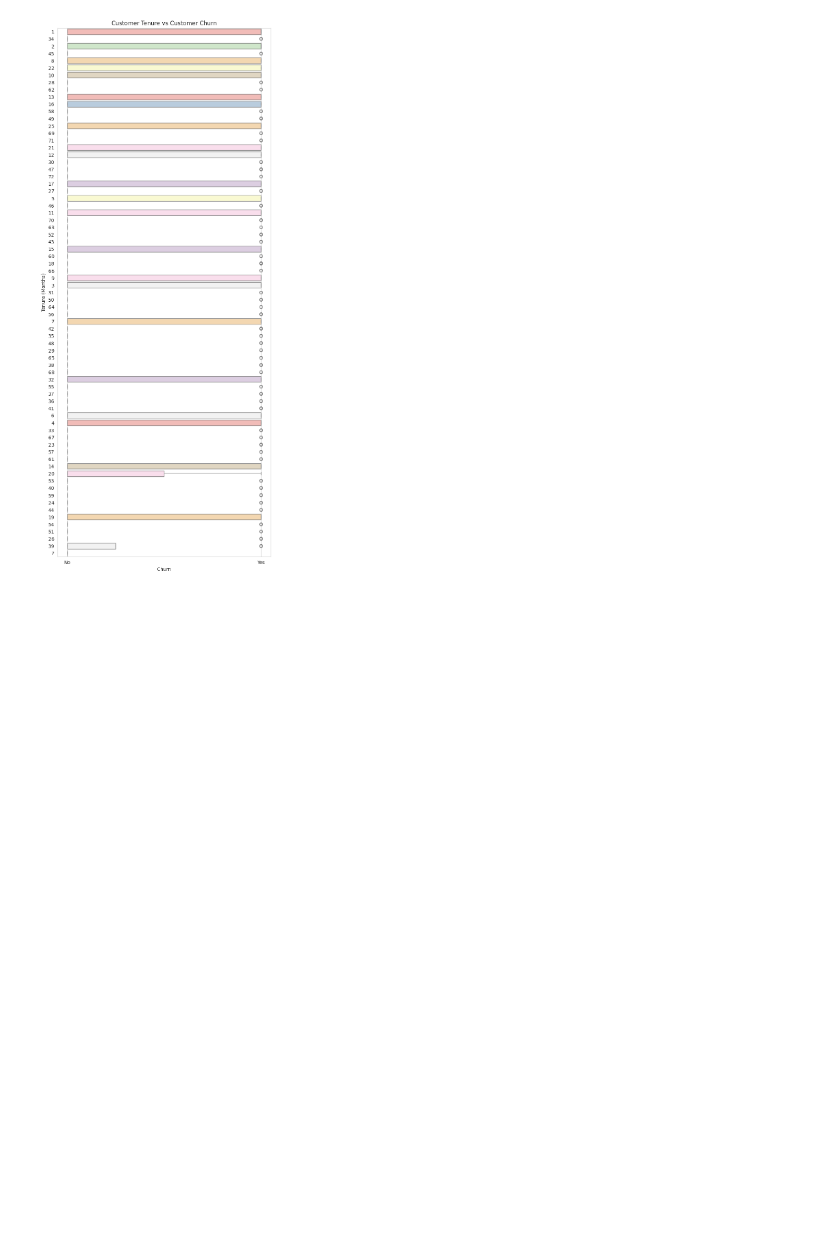
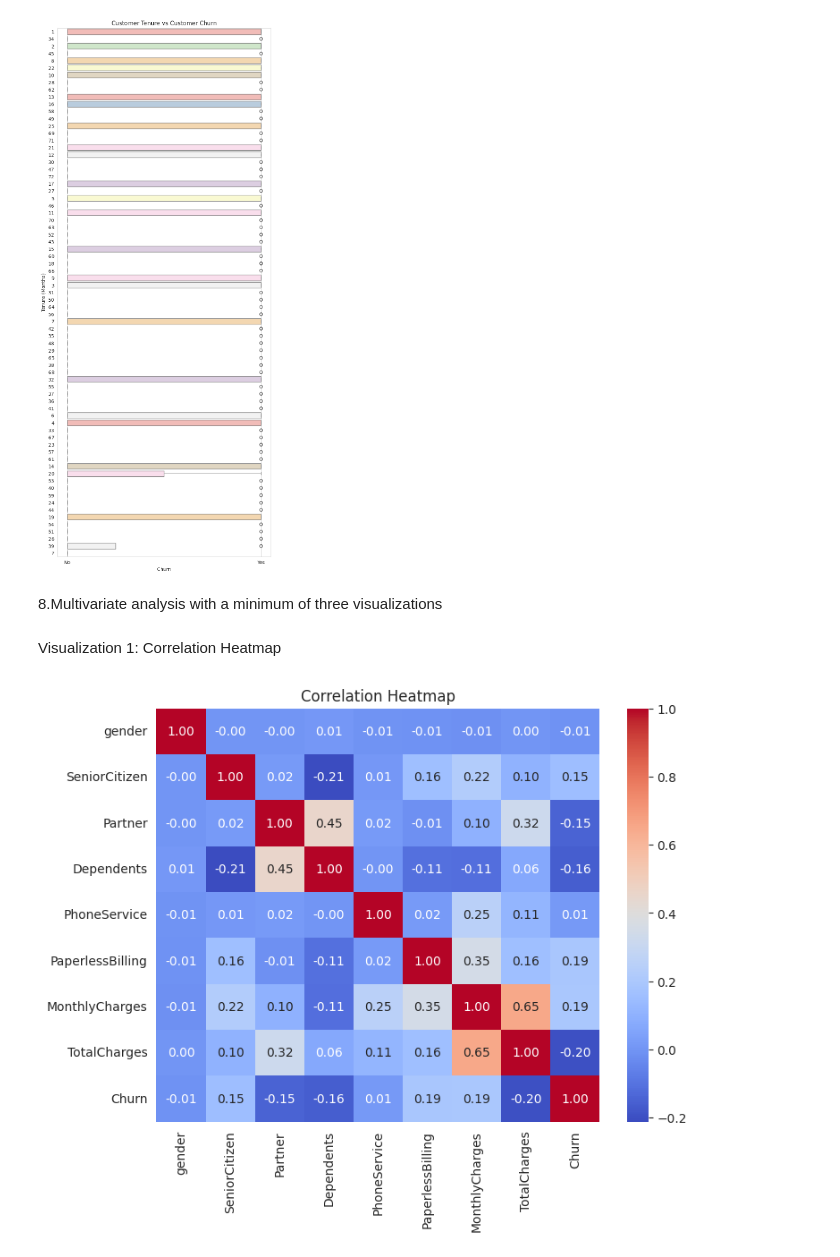
Before and after one commit to anujsh2004/Anuj-Sharma, a Jupyter notebook: EDA_23BDS0164.ipynb, the cells around one changed output. Saved outputs shown, nothing was run; the diff lists cells and outputs as text; code cells hidden in the pictures; blank space fills up the shorter version.

Commit message:
8. Multivariate analysis with a minimum of three visualizations

```diff
--- a/EDA_23BDS0164.ipynb
+++ b/EDA_23BDS0164.ipynb
@@ -590,3 +583,22 @@ plt.xticks([0,1],["No","Yes"])
 plt.show()
 # %% [output]
 [figure]
+# %% [markdown]
+8.Multivariate analysis with a minimum of three visualizations
+# %% [markdown]
+ Visualization 1: Correlation Heatmap
+# %%
+# Plotting Correlation Heatmap
+
+plt.figure(figsize=(8,6))
+numeric_df = df.select_dtypes(include=["int64", "float64"])
+sns.heatmap(
+    numeric_df.corr(),
+    annot=True,
+    cmap="coolwarm",
+    fmt=".2f"
+)
+plt.title("Correlation Heatmap")
+plt.show()
+# %% [output]
+[figure, added]
```
Also changed, not shown: parts of 5 cells of this notebook.
